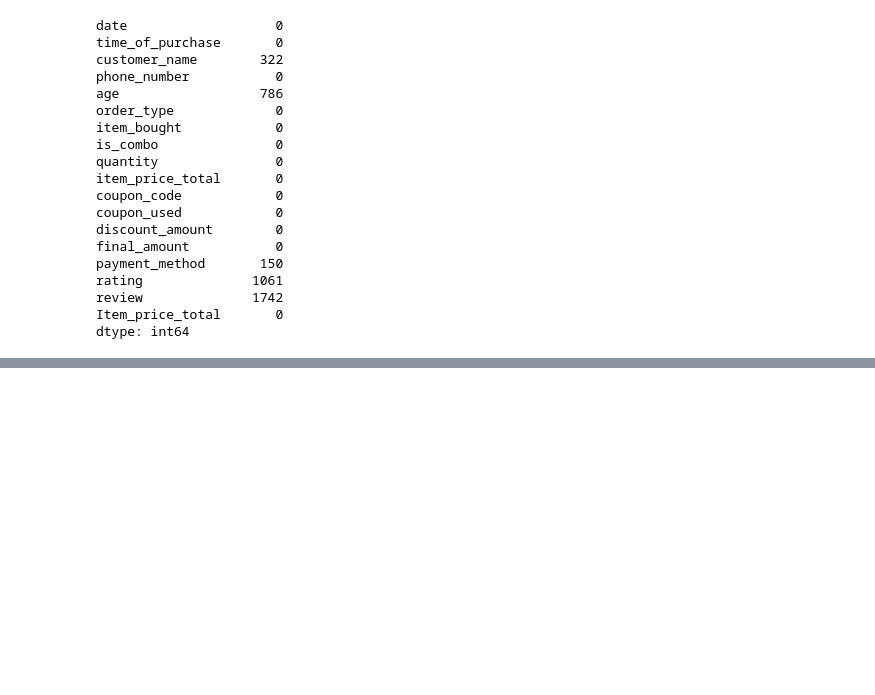
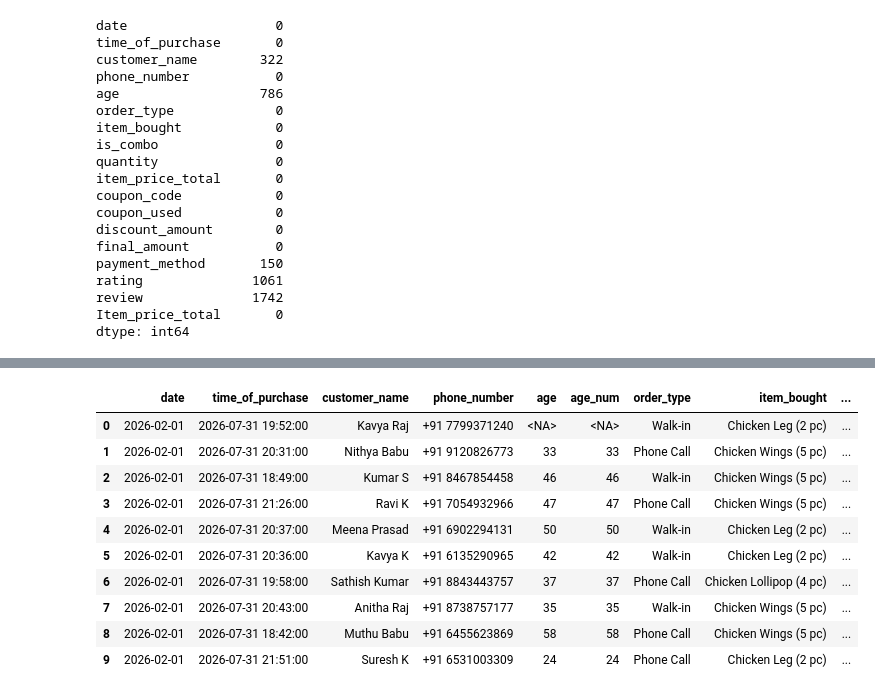
Before and after one commit to TJ-SIVA/Promotion-performance-Analysis, a Jupyter notebook: NoteBooks/Transction_data_Preprocessing.ipynb, the cells around one changed output, grey strips where cells are left out. Saved outputs shown, nothing was run; the diff lists cells and outputs as text; code cells hidden in the pictures; blank space fills up the shorter version.

Commit message:
Cleaned Transction data is added

```diff
--- a/NoteBooks/Transction_data_Preprocessing.ipynb
+++ b/NoteBooks/Transction_data_Preprocessing.ipynb
@@ -87,0 +116,13 @@ dtype: int64
+# %%
+Transction_data['rating'] = Transction_data['rating'].fillna('Not rated')
+#Transction_data['age'] = Transction_data['age'].fillna('Unknown')
+# %%
+Transction_data['customer_name'] = (Transction_data.groupby('phone_number')['customer_name'].transform(lambda x:x.ffill().bfill()))
+Transction_data['customer_name'] = Transction_data['customer_name'].fillna("Unknown")
+# %%
+Transction_data['age_num'] = Transction_data['age'].replace('Unknown',np.nan).astype("Int64")
+# %%
+cols = list(Transction_data.columns)
+cols.remove("age_num")
+cols.insert(cols.index("age")+1,"age_num")
+cols
@@ -87,0 +149,15 @@ dtype: int64
+# %%
+Transction_data = Transction_data[cols]
+Transction_data.head(10)
+# %% [output]
+|  | date | time_of_purchase | customer_name | phone_number | age | age_num | order_type | item_bought | ... |
+| 0 | 2026-02-01 | 2026-07-31 19:52:00 | Kavya Raj | +91 7799371240 | <NA> | <NA> | Walk-in | Chicken Leg (2 pc) | ... |
+| 1 | 2026-02-01 | 2026-07-31 20:31:00 | Nithya Babu | +91 9120826773 | 33 | 33 | Phone Call | Chicken Wings (5 pc) | ... |
+| 2 | 2026-02-01 | 2026-07-31 18:49:00 | Kumar S | +91 8467854458 | 46 | 46 | Walk-in | Chicken Wings (5 pc) | ... |
+| 3 | 2026-02-01 | 2026-07-31 21:26:00 | Ravi K | +91 7054932966 | 47 | 47 | Phone Call | Chicken Wings (5 pc) | ... |
+| 4 | 2026-02-01 | 2026-07-31 20:37:00 | Meena Prasad | +91 6902294131 | 50 | 50 | Walk-in | Chicken Leg (2 pc) | ... |
+| 5 | 2026-02-01 | 2026-07-31 20:36:00 | Kavya K | +91 6135290965 | 42 | 42 | Walk-in | Chicken Leg (2 pc) | ... |
+| 6 | 2026-02-01 | 2026-07-31 19:58:00 | Sathish Kumar | +91 8843443757 | 37 | 37 | Phone Call | Chicken Lollipop (4 pc) | ... |
+| 7 | 2026-02-01 | 2026-07-31 20:43:00 | Anitha Raj | +91 8738757177 | 35 | 35 | Walk-in | Chicken Wings (5 pc) | ... |
+| 8 | 2026-02-01 | 2026-07-31 18:42:00 | Muthu Babu | +91 6455623869 | 58 | 58 | Phone Call | Chicken Wings (5 pc) | ... |
+| 9 | 2026-02-01 | 2026-07-31 21:51:00 | Suresh K | +91 6531003309 | 24 | 24 | Phone Call | Chicken Leg (2 pc) | ... |
```
Also changed, not shown: parts of 18 cells of this notebook, 6 other files.
